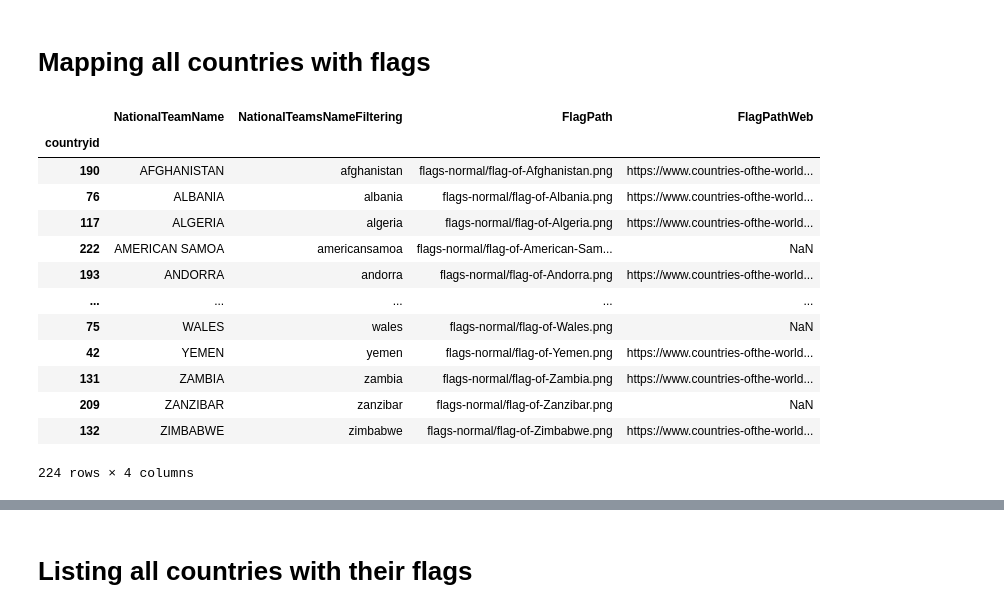
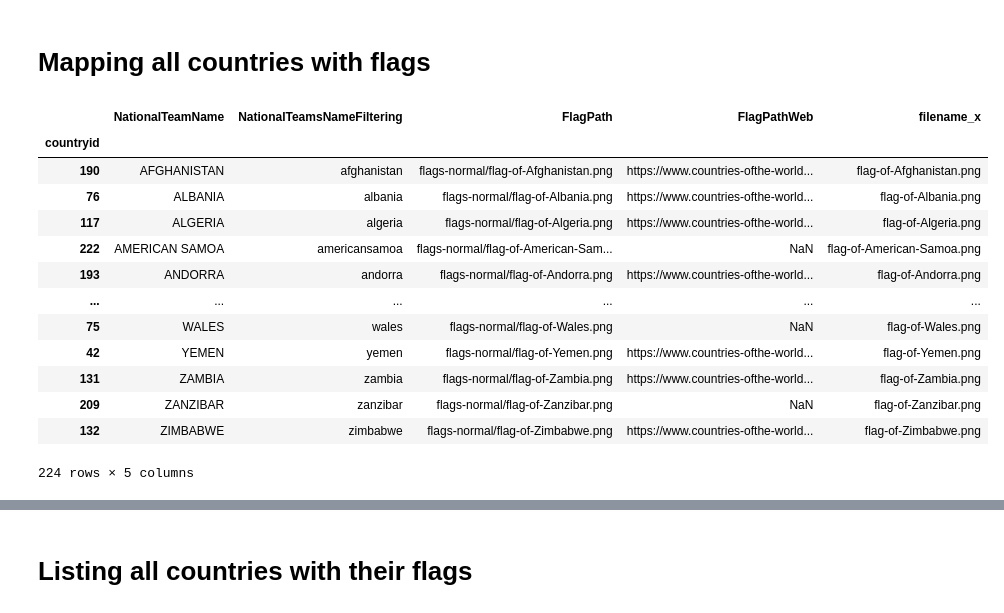
Before and after one commit to bujarkreci/jupyter-project, a Jupyter notebook: callPostgreEx/readTablesFromHTMLWiki.ipynb, the cells around one changed output, grey strips where cells are left out. Drawn from its saved outputs; the diff is of its cells as text; code cells hidden in the pictures.

```diff
--- a/callPostgreEx/readTablesFromHTMLWiki.ipynb
+++ b/callPostgreEx/readTablesFromHTMLWiki.ipynb
@@ -120,3 +120,7 @@ ShowFinalAll
 | 209 | ZANZIBAR | zanzibar | NaN | NaN |
 | 132 | ZIMBABWE | zimbabwe | flags-normal/flag-of-Zimbabwe.png | https://www.countries-ofthe-world... |
 224 rows × 4 columns
+# %%
+import pandas as pd
+ShowFinalAll = pd.read_csv('FifaWC2022/NationalTeamsFullLinks.csv')
+ShowFinalAll
@@ -127,45 +145,46 @@ import os, pathlib, shutil, random
 
 directory = os.getcwd()
 base_dir = pathlib.Path(directory)
 base_dir = base_dir / "flags-normal"
 
 files = os.listdir(base_dir)
 filespandas = pd.DataFrame(files)
 filespandas.columns = ["filename"]
 filespandas["countrynameextract"] = filespandas["filename"].apply(lambda x: "{}".format(x.replace(r'flag-of-', '')))
 filespandas["countrynameextract"] = filespandas["countrynameextract"].str.split(".", n = 1, expand = True)[0]
 filespandas["countrynameextract"] = filespandas["countrynameextract"].str.replace('\W', '', regex=True)
 filespandas["countrynameextract"] = filespandas["countrynameextract"].str.lower()
 
 getteamsfilenames = ShowFinalAll.copy()
 getteamsfilenames["filename"] = getteamsfilenames["FlagPath"].str.split("/", n = 1, expand = True)[1]
 mappingdict = dict(zip(getteamsfilenames["NationalTeamsNameFiltering"], getteamsfilenames.index))
 
 filespandas["countryid"] = filespandas['countrynameextract'].map(mappingdict)
 #filespandas["countryid"] = filespandas.merge(ShowFinalAll, on='countryid', how='left')
 filespandas["countryid"] = filespandas["countryid"].fillna(-1)
 filespandas["countryid"] = filespandas["countryid"].astype('int')
 filespandas = filespandas.set_index("countryid")
 totfinal = getteamsfilenames.merge(filespandas, on='countryid', how='left')
 
 totfinal["FlagPath"] = totfinal["FlagPath"].fillna(totfinal["filename_y"].apply(lambda x: "{}{}".format('flags-normal/', x)))
 totfinal["filename_x"] = totfinal["filename_x"].fillna(totfinal["filename_y"])
-cols = ["NationalTeamName","NationalTeamsNameFiltering","FlagPath","FlagPathWeb"]
+cols = ["NationalTeamName","NationalTeamsNameFiltering","FlagPath","FlagPathWeb","filename_x"]
+#totfinal = totfinal.set_index("countryid")
 totfinal.to_csv('FifaWC2022/filenametestcountryids.csv')
 totfinal = totfinal[cols]
 totfinal
 # %% [output]
-|  | NationalTeamName | NationalTeamsNameFiltering | FlagPath | FlagPathWeb |
-| countryid |  |  |  |  |
-| 190 | AFGHANISTAN | afghanistan | flags-normal/flag-of-Afghanistan.png | https://www.countries-ofthe-world... |
-| 76 | ALBANIA | albania | flags-normal/flag-of-Albania.png | https://www.countries-ofthe-world... |
-| 117 | ALGERIA | algeria | flags-normal/flag-of-Algeria.png | https://www.countries-ofthe-world... |
-| 222 | AMERICAN SAMOA | americansamoa | flags-normal/flag-of-American-Sam... | NaN |
-| 193 | ANDORRA | andorra | flags-normal/flag-of-Andorra.png | https://www.countries-ofthe-world... |
-| ... | ... | ... | ... | ... |
-| 75 | WALES | wales | flags-normal/flag-of-Wales.png | NaN |
-| 42 | YEMEN | yemen | flags-normal/flag-of-Yemen.png | https://www.countries-ofthe-world... |
-| 131 | ZAMBIA | zambia | flags-normal/flag-of-Zambia.png | https://www.countries-ofthe-world... |
-| 209 | ZANZIBAR | zanzibar | flags-normal/flag-of-Zanzibar.png | NaN |
-| 132 | ZIMBABWE | zimbabwe | flags-normal/flag-of-Zimbabwe.png | https://www.countries-ofthe-world... |
+|  | NationalTeamName | NationalTeamsNameFiltering | FlagPath | FlagPathWeb | filename_x |
+| countryid |  |  |  |  |  |
+| 190 | AFGHANISTAN | afghanistan | flags-normal/flag-of-Afghanistan.png | https://www.countries-ofthe-world... | flag-of-Afghanistan.png |
+| 76 | ALBANIA | albania | flags-normal/flag-of-Albania.png | https://www.countries-ofthe-world... | flag-of-Albania.png |
+| 117 | ALGERIA | algeria | flags-normal/flag-of-Algeria.png | https://www.countries-ofthe-world... | flag-of-Algeria.png |
+| 222 | AMERICAN SAMOA | americansamoa | flags-normal/flag-of-American-Sam... | NaN | flag-of-American-Samoa.png |
+| 193 | ANDORRA | andorra | flags-normal/flag-of-Andorra.png | https://www.countries-ofthe-world... | flag-of-Andorra.png |
+| ... | ... | ... | ... | ... | ... |
+| 75 | WALES | wales | flags-normal/flag-of-Wales.png | NaN | flag-of-Wales.png |
+| 42 | YEMEN | yemen | flags-normal/flag-of-Yemen.png | https://www.countries-ofthe-world... | flag-of-Yemen.png |
+| 131 | ZAMBIA | zambia | flags-normal/flag-of-Zambia.png | https://www.countries-ofthe-world... | flag-of-Zambia.png |
+| 209 | ZANZIBAR | zanzibar | flags-normal/flag-of-Zanzibar.png | NaN | flag-of-Zanzibar.png |
+| 132 | ZIMBABWE | zimbabwe | flags-normal/flag-of-Zimbabwe.png | https://www.countries-ofthe-world... | flag-of-Zimbabwe.png |
-224 rows × 4 columns
+224 rows × 5 columns
```
Also changed, not shown: parts of 8 cells of this notebook, 2 other files.
